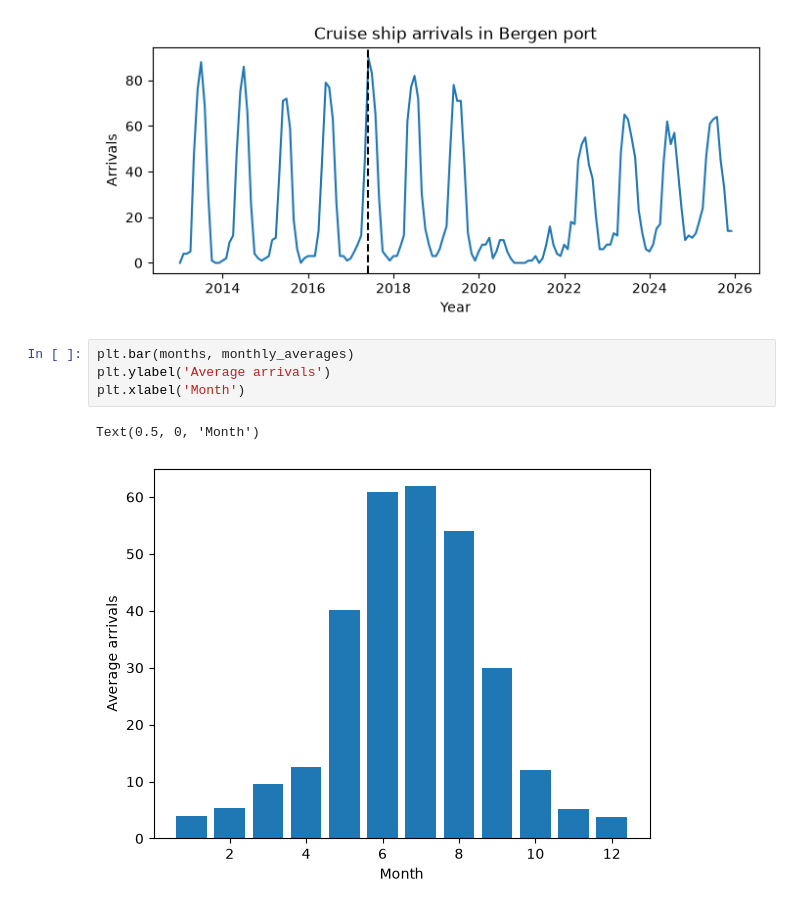
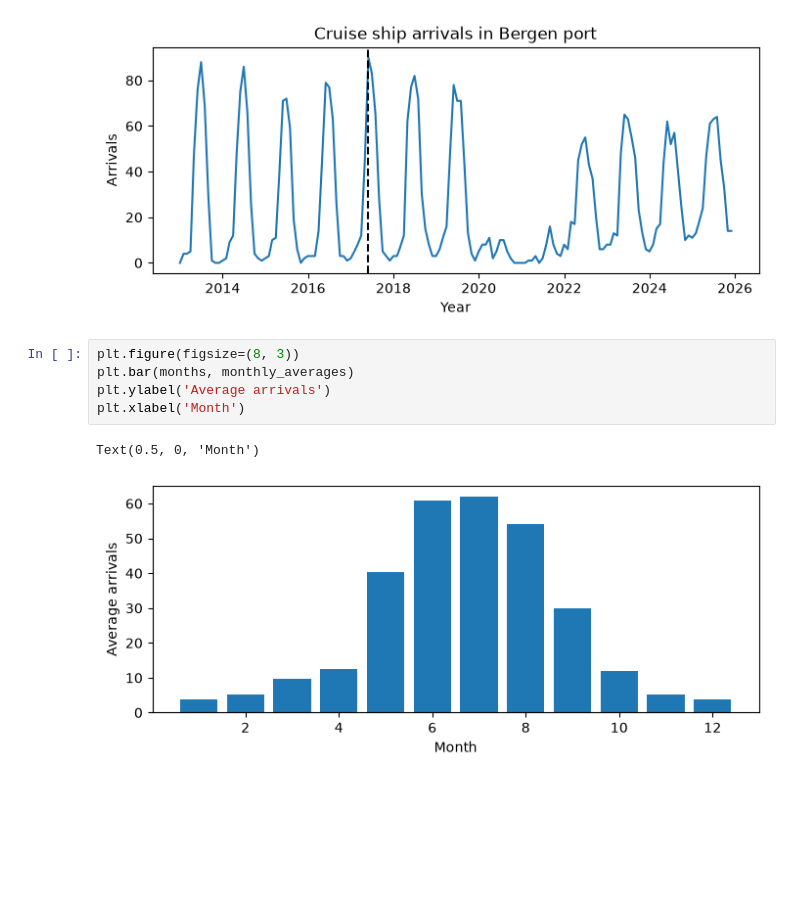
Before and after one commit to JKO-coder1/TECH2-H26, a Jupyter notebook: workshops/workshop3/workshop3_JK2.0.ipynb, the cells around one changed output. Cells and saved outputs as stored; diff of their text form; blank space fills up the shorter version.

```diff
--- a/workshops/workshop3/workshop3_JK2.0.ipynb
+++ b/workshops/workshop3/workshop3_JK2.0.ipynb
@@ -549,9 +590,10 @@ Number of obs: 156
 Max arrivals: 2017-06 med 90 anløp
 [figure]
 # %%
+plt.figure(figsize=(8, 3))
 plt.bar(months, monthly_averages)
 plt.ylabel('Average arrivals')
 plt.xlabel('Month')
 # %% [output]
 Text(0.5, 0, 'Month')
-[figure, old version]
+[figure, new version]
```
Also changed, not shown: parts of 6 cells of this notebook, 2 other files.
